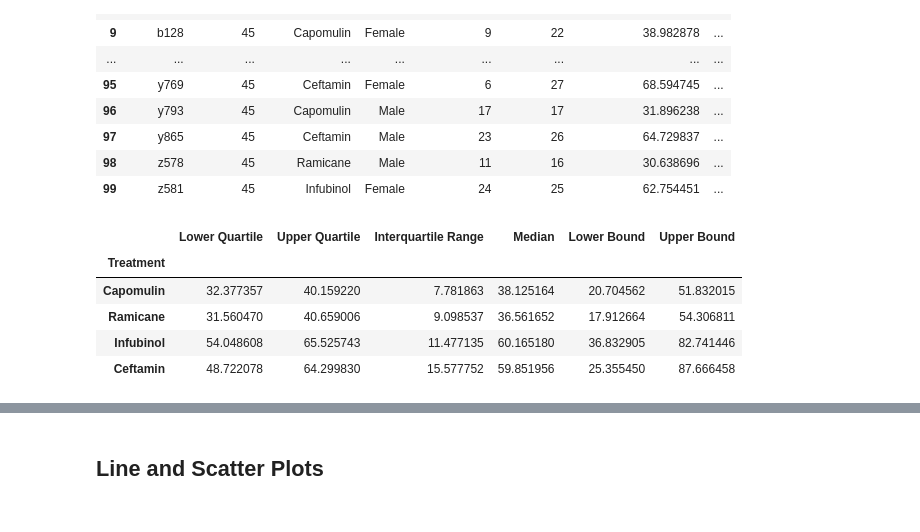
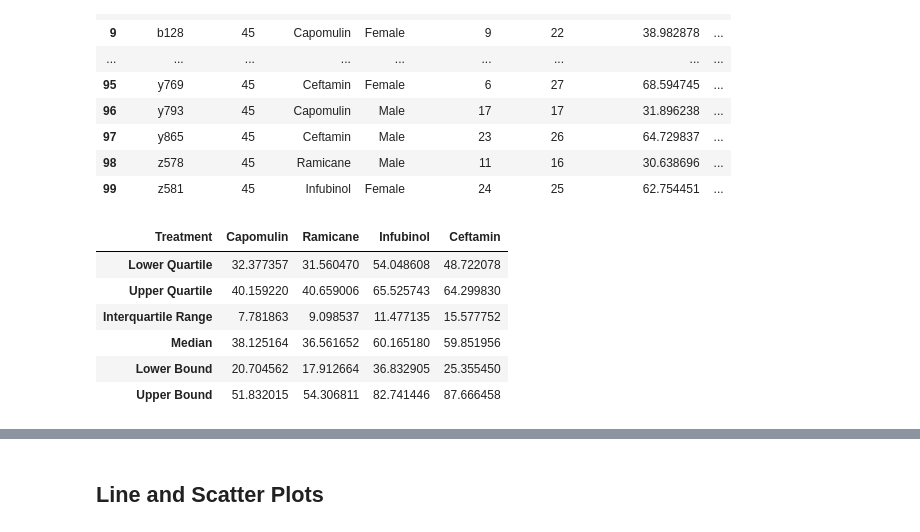
Before and after one commit to andyob715/Matplotlib-challenge, a Jupyter notebook: 05-Matplotlib/Instructions/Pymaceuticals/pymaceuticals_starter.ipynb, the cells around one changed output, grey strips where cells are left out. Drawn from its saved outputs; the diff is of its cells as text; code cells hidden in the pictures.

Commit message:
Box Plot, done-ish?

```diff
--- a/05-Matplotlib/Instructions/Pymaceuticals/pymaceuticals_starter.ipynb
+++ b/05-Matplotlib/Instructions/Pymaceuticals/pymaceuticals_starter.ipynb
@@ -240,40 +240,42 @@ poss_low_out = []
 poss_high_out = []
 
 #do for loop, this seems inefficient, but idk, it's a shot in the dark here
 for treatment in treatments:
     merge_df_t1 = merge_df[merge_df["Drug Regimen"]==f"{treatment}"]
     merge_df_t1_f = merge_df_t1["Tumor Volume (mm3)"]
     quartiles = merge_df_t1_f.quantile([.25,.5,.75])
     lowerq = quartiles[0.25]
     lower_quartile.append(lowerq)
     upperq = quartiles[0.75]
     upper_quartile.append(upperq)
     iqr = upperq-lowerq
     int_quart_range.append(iqr)
     median_tum.append(quartiles[.5])
     lower_bound = lowerq - (1.5*iqr)
     poss_low_out.append(lower_bound)
     upper_bound = upperq + (1.5*iqr)
     poss_high_out.append(upper_bound)
 
 # Create summary table with all the lists I created above
 summary_tumor_stats_df = {"Treatment":treatments,
                           "Lower Quartile":lower_quartile,
                           "Upper Quartile":upper_quartile,
                           "Interquartile Range":int_quart_range,
                           "Median":median_tum,
                           "Lower Bound":poss_low_out,
                           "Upper Bound":poss_high_out,
 }
-#convert to DataFrame
+#convert to DataFrame and Transpose for the Box Plot (again no idea here)
 final_tumor_stats_df = pd.DataFrame(summary_tumor_stats_df)
-final_tumor_stats_df.set_index("Treatment")
+final_t = final_tumor_stats_df.set_index("Treatment").T
+final_t
 # %% [output]
-|  | Lower Quartile | Upper Quartile | Interquartile Range | Median | Lower Bound | Upper Bound |
-| Treatment |  |  |  |  |  |  |
-| Capomulin | 32.377357 | 40.159220 | 7.781863 | 38.125164 | 20.704562 | 51.832015 |
-| Ramicane | 31.560470 | 40.659006 | 9.098537 | 36.561652 | 17.912664 | 54.306811 |
-| Infubinol | 54.048608 | 65.525743 | 11.477135 | 60.165180 | 36.832905 | 82.741446 |
-| Ceftamin | 48.722078 | 64.299830 | 15.577752 | 59.851956 | 25.355450 | 87.666458 |
+| Treatment | Capomulin | Ramicane | Infubinol | Ceftamin |
+| Lower Quartile | 32.377357 | 31.560470 | 54.048608 | 48.722078 |
+| Upper Quartile | 40.159220 | 40.659006 | 65.525743 | 64.299830 |
+| Interquartile Range | 7.781863 | 9.098537 | 11.477135 | 15.577752 |
+| Median | 38.125164 | 36.561652 | 60.165180 | 59.851956 |
+| Lower Bound | 20.704562 | 17.912664 | 36.832905 | 25.355450 |
+| Upper Bound | 51.832015 | 54.306811 | 82.741446 | 87.666458 |
 # %%
 # Generate a box plot of the final tumor volume of each mouse across four regimens of interest
```
Also changed, not shown: parts of 1 cell of this notebook.
